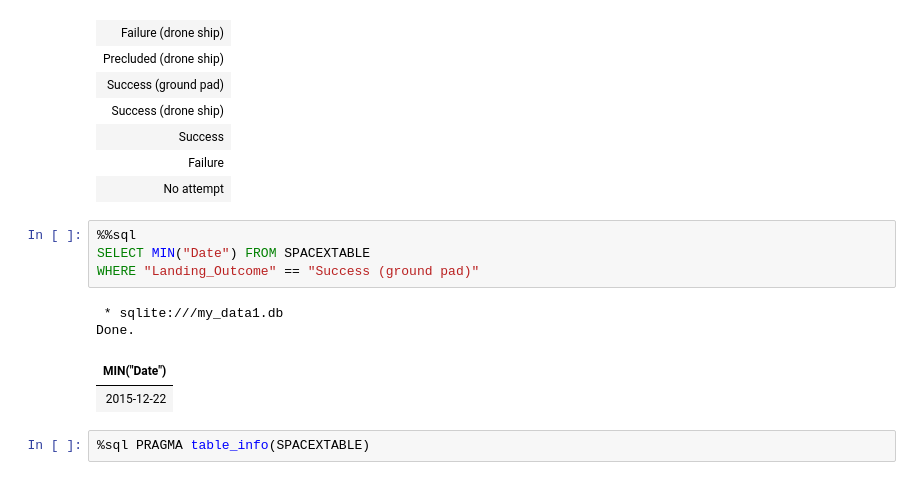
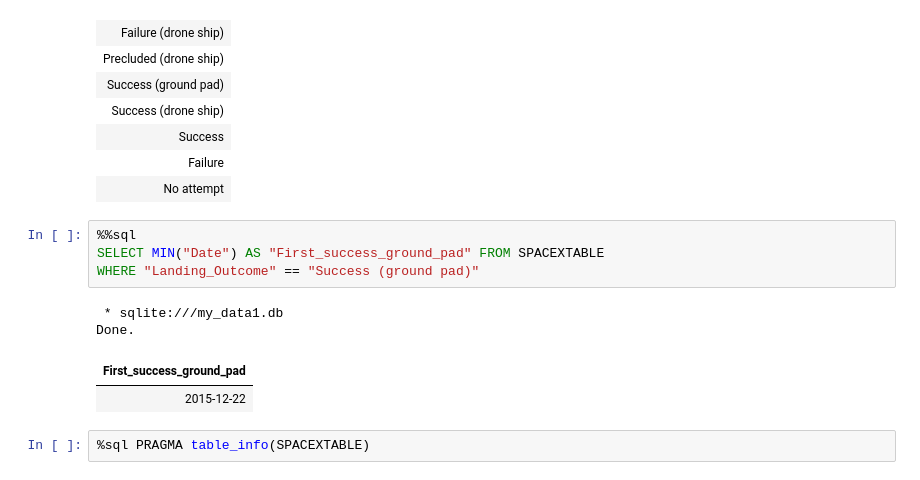
Before and after one commit to umbreon13/Capstone_Applied_Data_Science, a Jupyter notebook: 4-eda-sql.ipynb, the cells around one changed output. Cells and saved outputs as stored; diff of their text form.

```diff
--- a/4-eda-sql.ipynb
+++ b/4-eda-sql.ipynb
@@ -190,12 +190,12 @@ Done.
 | No attempt |
 # %%
 %%sql
-SELECT MIN("Date") FROM SPACEXTABLE
+SELECT MIN("Date") AS "First_success_ground_pad" FROM SPACEXTABLE
 WHERE "Landing_Outcome" == "Success (ground pad)"
 # %% [output]
  * sqlite:///my_data1.db
 Done.
-| MIN("Date") |
+| First_success_ground_pad |
 | 2015-12-22 |
 # %%
 %sql PRAGMA table_info(SPACEXTABLE)
```
Also changed, not shown: 2 other files.
